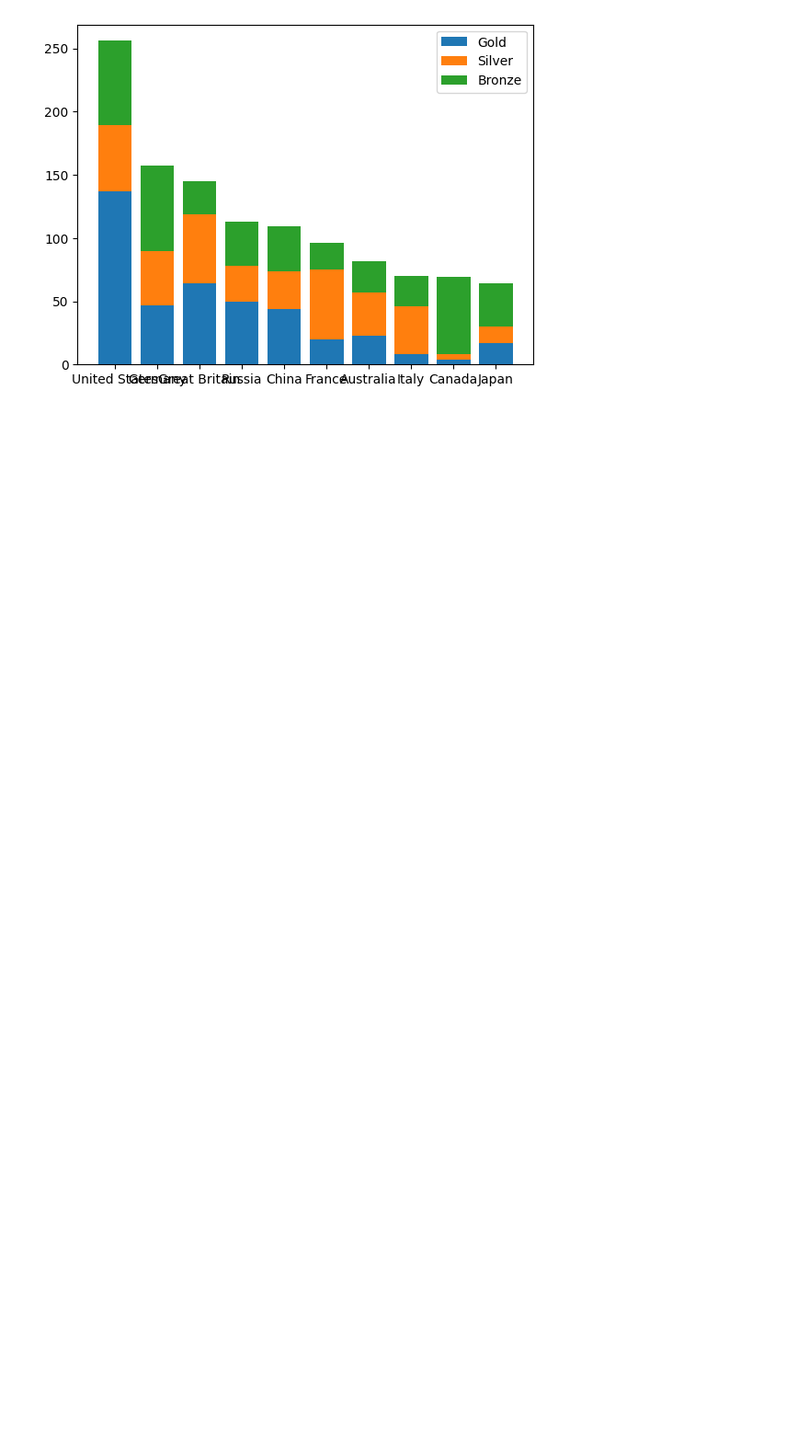
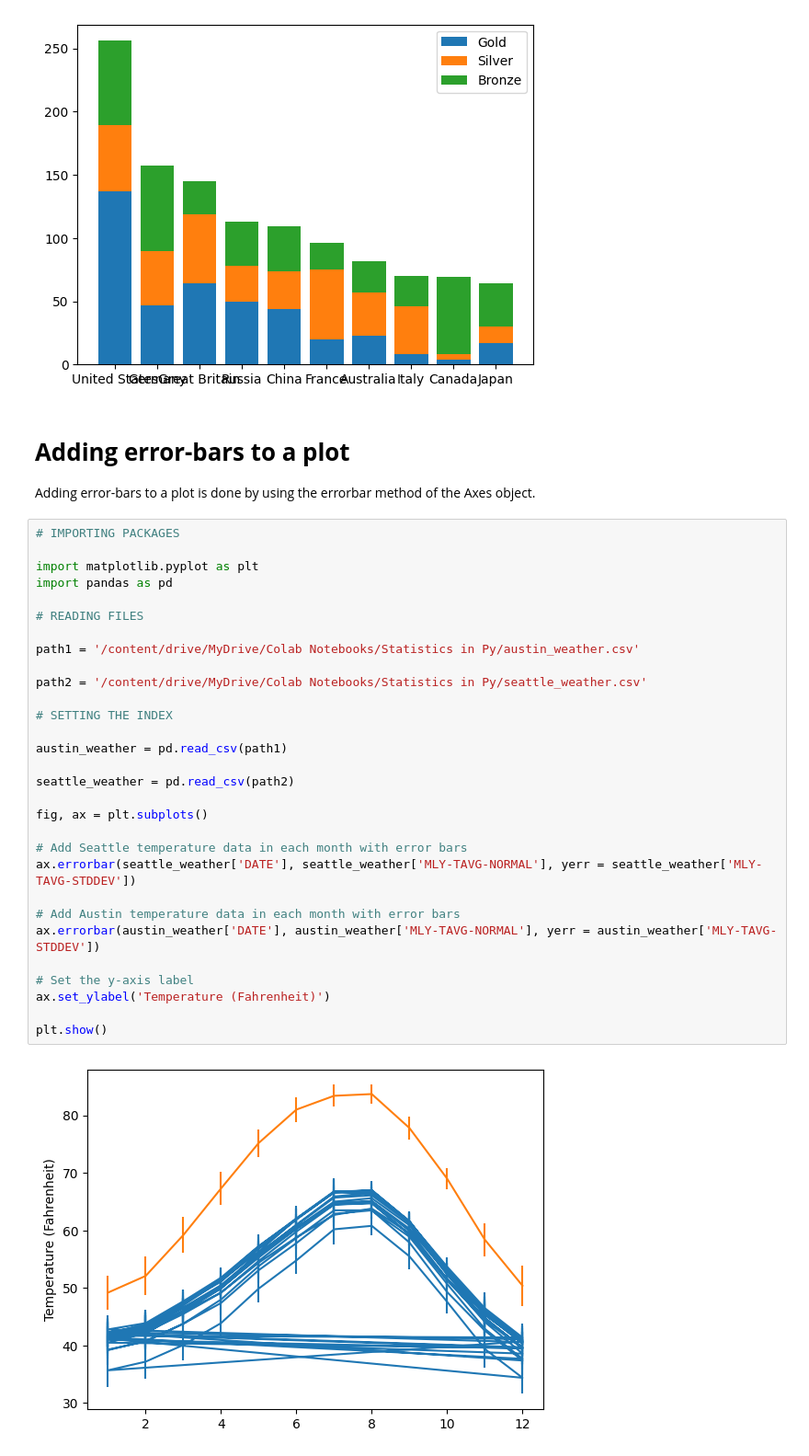
Before and after one commit to gustavo-plc/PyStatistics, a Jupyter notebook: Statistics_in_Py.ipynb, the cells around one changed output. Shown at 92% size. Drawn from its saved outputs; the diff is of its cells as text; blank space fills up the shorter version.

Commit message:
ERROR BARS

```diff
--- a/Statistics_in_Py.ipynb
+++ b/Statistics_in_Py.ipynb
@@ -1247,3 +1255,39 @@ Russia             35    50      28
 China              35    44      30
 [figure]
 [figure]
+# %% [markdown]
+# **Adding error-bars to a plot**
+
+Adding error-bars to a plot is done by using the errorbar method of the Axes object.
+# %%
+# IMPORTING PACKAGES
+
+import matplotlib.pyplot as plt
+import pandas as pd
+
+# READING FILES
+
+path1 = '/content/drive/MyDrive/Colab Notebooks/Statistics in Py/austin_weather.csv'
+
+path2 = '/content/drive/MyDrive/Colab Notebooks/Statistics in Py/seattle_weather.csv'
+
+# SETTING THE INDEX
+
+austin_weather = pd.read_csv(path1)
+
+seattle_weather = pd.read_csv(path2)
+
+fig, ax = plt.subplots()
+
+# Add Seattle temperature data in each month with error bars
+ax.errorbar(seattle_weather['DATE'], seattle_weather['MLY-TAVG-NORMAL'], yerr = seattle_weather['MLY-TAVG-STDDEV'])
+
+# Add Austin temperature data in each month with error bars
+ax.errorbar(austin_weather['DATE'], austin_weather['MLY-TAVG-NORMAL'], yerr = austin_weather['MLY-TAVG-STDDEV'])
+
+# Set the y-axis label
+ax.set_ylabel('Temperature (Fahrenheit)')
+
+plt.show()
+# %% [output]
+[figure, added]
```
Also changed, not shown: parts of 1 cell of this notebook.
